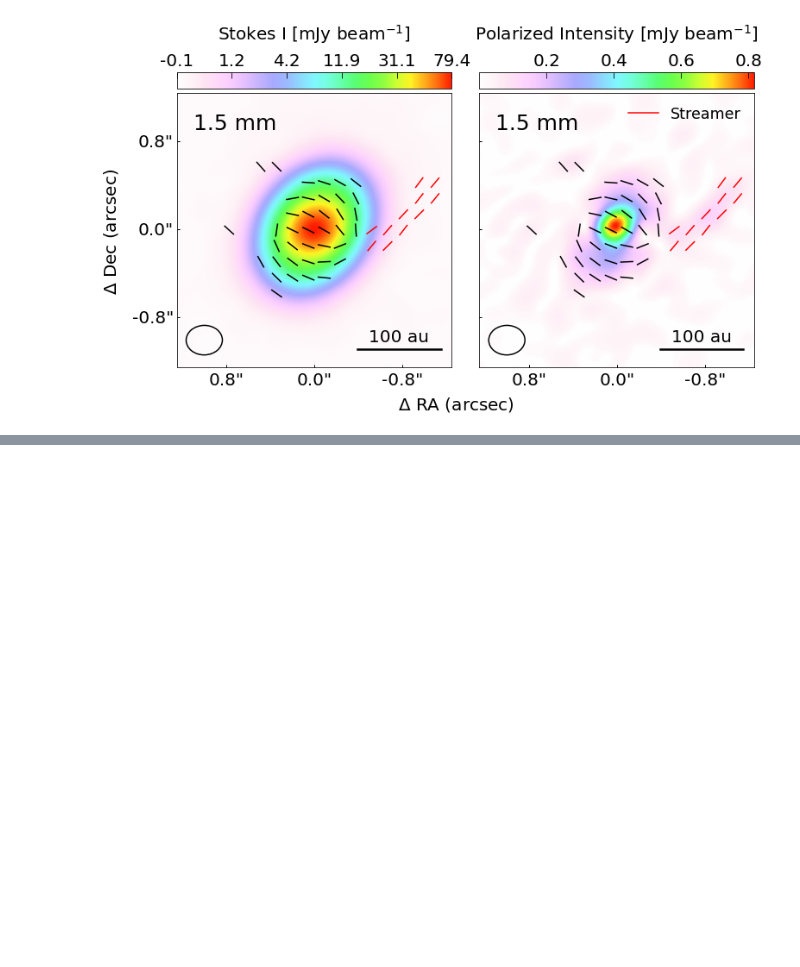
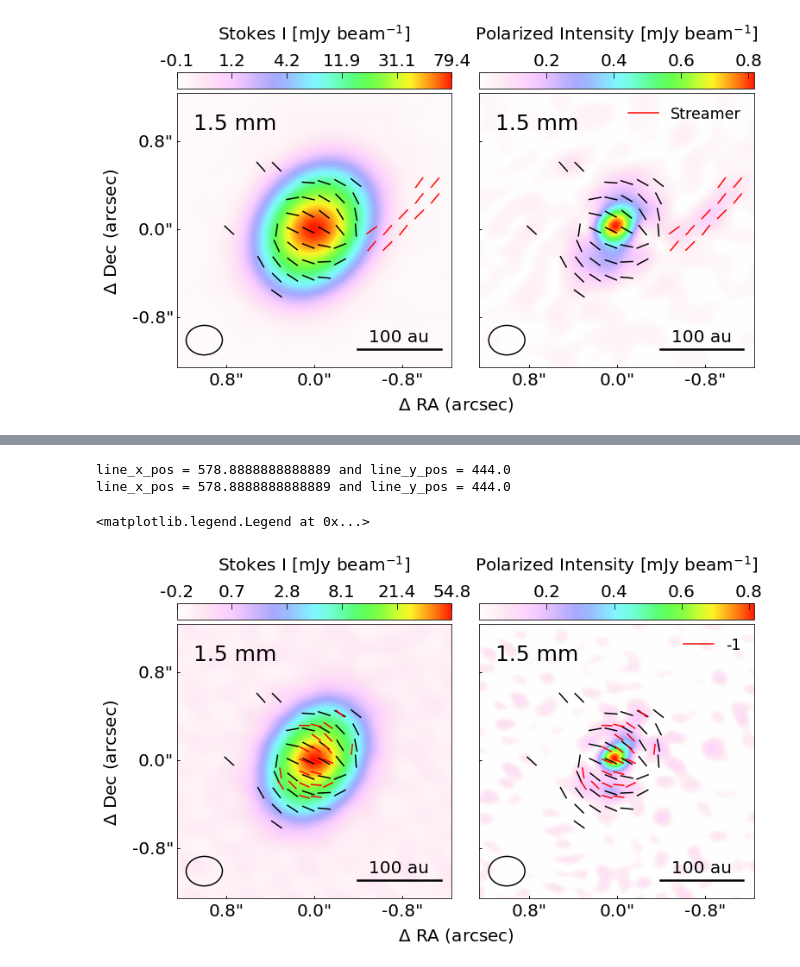
Before and after one commit to audreyburggraf/MastersThesis, a Jupyter notebook: PLOTTING C29 989/MakingFigures/Band5_robust_0.5.ipynb, the cells around one changed output, grey strips where cells are left out. Drawn from its saved outputs; the diff is of its cells as text; code cells hidden in the pictures; blank space fills up the shorter version.

Commit message:
Update Band 5 robust -1 analysis and figures

```diff
--- a/PLOTTING C29 989/MakingFigures/Band5_robust_0.5.ipynb
+++ b/PLOTTING C29 989/MakingFigures/Band5_robust_0.5.ipynb
@@ -306,0 +370,40 @@ line_x_pos = 578.8888888888889 and line_y_pos = 444.0
+# %%
+fig, ax = create_stokes_i_plus_one_delta("Band 5",
+                                         B5,
+                                         constants.centre_str_band5,
+                                         StokesI_wcs, StokesI_stretched_mJy,
+                                         normalized_cbar_ticks, StokesI_unstretched_cbar_ticks,
+                                         POLI_debiased_mJy, r'Polarized Intensity [mJy beam$^{-1}$]',
+                                         soft_colormap_v2,
+#                                          reference_length_AU,
+#                                          BMAJ_pix, BMIN_pix, BPA_deg_cartesian,
+                                         max_length_pix, reference_fraction, label = 'wavelength')
+
+
+for i in range(2):
+    for row in B5['VectorsActual']:
+        ax[i].plot([row[0], row[1]], [row[2], row[3]], color='black')
+
+    for j, row in enumerate(stream_vectors):
+        if j == 0:
+            ax[i].plot([row[0], row[1]], [row[2], row[3]], color='red', label = 'Streamer')
+        else:
+            ax[i].plot([row[0], row[1]], [row[2], row[3]], color='red')
+
+
+
+i = 0
+for i in range(2):
+
+    for j, row in enumerate(B5_R1['VectorsActual']):
+        if j == 0:
+            ax[i].plot([row[0], row[1]], [row[2], row[3]], color='red', label = '-1')
+        else:
+            ax[i].plot([row[0], row[1]], [row[2], row[3]], color='red')
+
+ax[1].legend(fontsize = 17.5, loc = 'upper right', frameon = False)
+# %% [output]
+line_x_pos = 578.8888888888889 and line_y_pos = 444.0
+line_x_pos = 578.8888888888889 and line_y_pos = 444.0
+<matplotlib.legend.Legend at 0x...>
+[figure, added]
```
Also changed, not shown: parts of 4 cells of this notebook, 4 other files.
